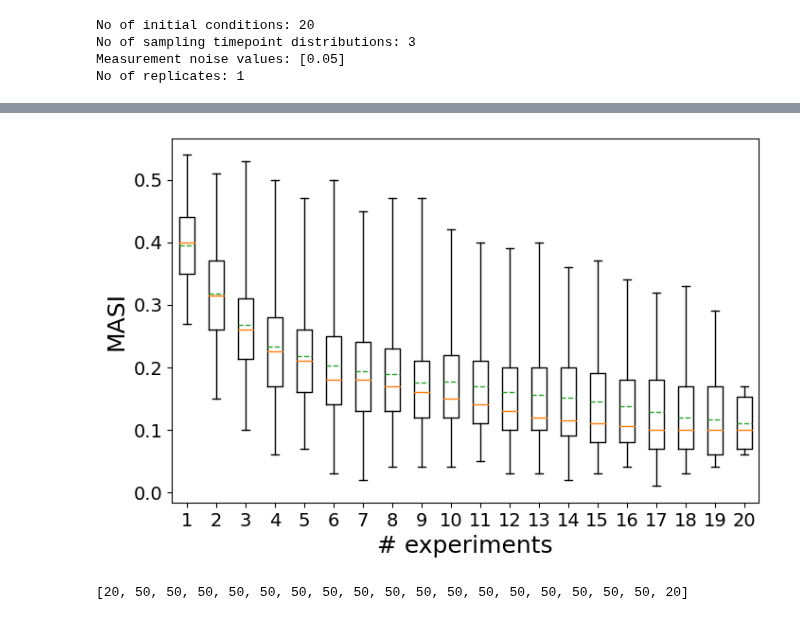
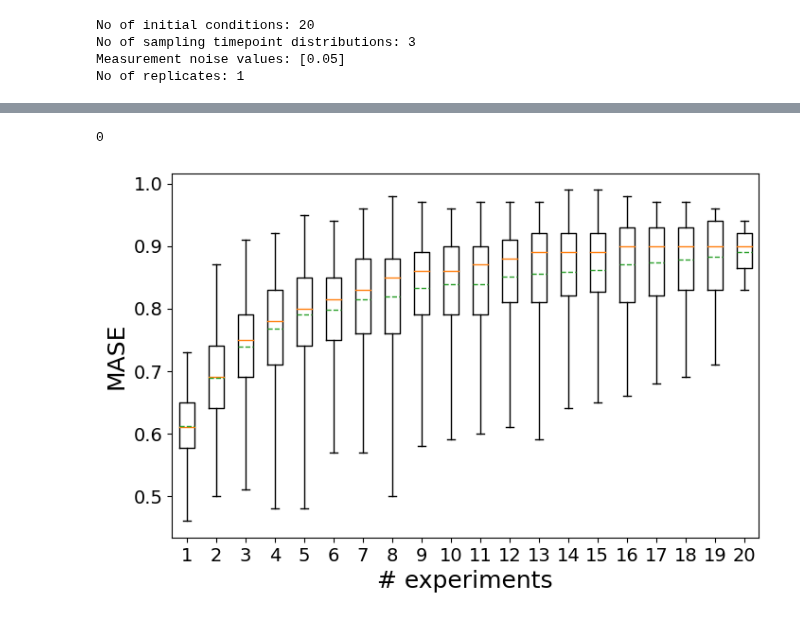
Before and after one commit to joaovaleriano/gLV_OED, a Jupyter notebook: notebooks/analysis.ipynb, the cells around one changed output, grey strips where cells are left out. Drawn from its saved outputs; the diff is of its cells as text; code cells hidden in the pictures.

```diff
--- a/notebooks/analysis.ipynb
+++ b/notebooks/analysis.ipynb
@@ -133,7 +133,7 @@ No of replicates: 1
 param_columns = [f"r{i}" for i in range(1, n_sp+1)] + \
                 [f"A{i},{j}" for i in range(1, n_sp+1) for j in range(1, n_sp+1)]
 
-cols = ["n_init_cond"] + list(df.columns[1:4]) + param_columns + ["MSPD", "MASI"]
+cols = ["n_init_cond"] + list(df.columns[1:4]) + param_columns + ["MSPD", "MASE", "ES"]
 
 infer_out = pd.DataFrame(columns=cols)
 infer_out
@@ -174,8 +199,9 @@ for t_samp in df.t_samp_dist_idx.unique():
                 r_est, A_est = fit_ridge_cv(df_comb)
                 p_est = np.concatenate((r_est, A_est.flatten()))
                 MSPD = ((p-p_est)**2).mean()
-                MASI = (np.sign(A_est)!=np.sign(A)).mean()
-                infer_out.loc[len(infer_out)] = [i+1, comb, t_samp, meas_noise] + list(p_est) + [MSPD, MASI]
+                MASE = (np.sign(A_est)==np.sign(A)).mean()
+                ES = calculate_es_score(A, A_est)
+                infer_out.loc[len(infer_out)] = [i+1, comb, t_samp, meas_noise] + list(p_est) + [MSPD, MASE, ES]
 # %%
 plt.figure(figsize=(8,5))
 for t_samp in infer_out.t_samp_dist_idx.unique():
@@ -207,19 +247,19 @@ plt.show()
+# %%
+(infer_out.MASE!=infer_out.ES).sum()
+# %% [output]
+0
 # %%
-MASI = [infer_out[infer_out.n_init_cond==i]["MASI"].values \
+MASE = [infer_out[infer_out.n_init_cond==i]["MASE"].values \
         for i in infer_out.n_init_cond.unique()]
 
 plt.figure(figsize=(8,5))
-plt.boxplot(MASI, whis=(0, 100), meanline=True, showmeans=True)
+plt.boxplot(MASE, whis=(0, 100), meanline=True, showmeans=True)
 plt.xlabel("# experiments", fontsize=18)
-plt.ylabel("MASI", fontsize=18)
+plt.ylabel("MASE", fontsize=18)
 plt.xticks(fontsize=14)
 plt.yticks(fontsize=14)
 plt.show()
 # %% [output]
-[figure, old version]
+[figure, new version]
-# %%
-[len(list(combinations(df.init_cond_idx.unique(), i))[:50]) for i in range(1, 20)]
-# %% [output]
-[20, 50, 50, 50, 50, 50, 50, 50, 50, 50, 50, 50, 50, 50, 50, 50, 50, 50, 20]
 # %%
 for t_samp in infer_out.t_samp_dist_idx.unique():
```
Also changed, not shown: parts of 15 cells of this notebook.
